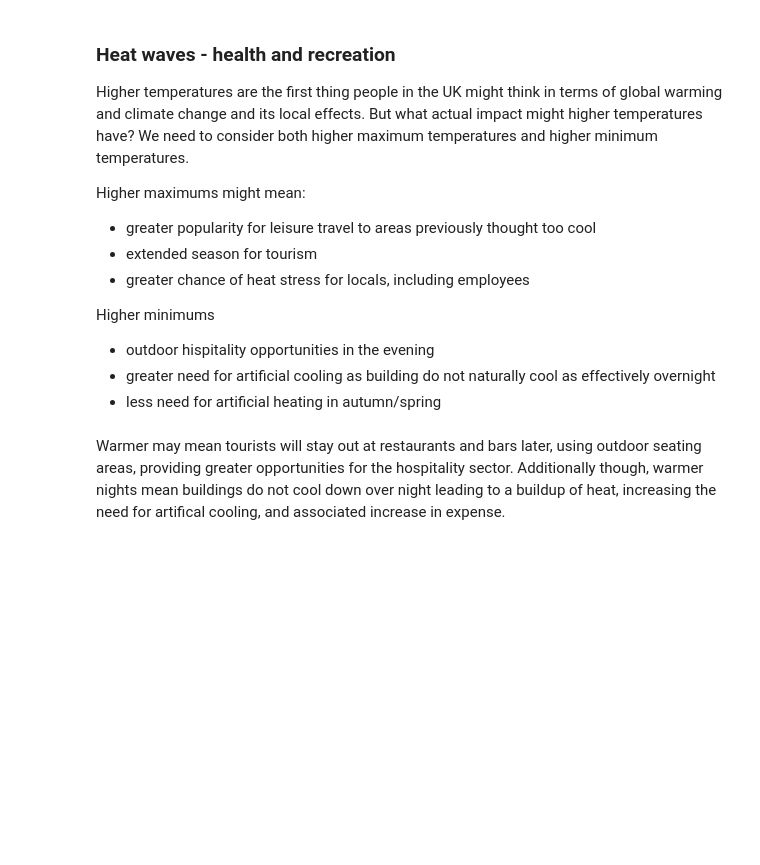
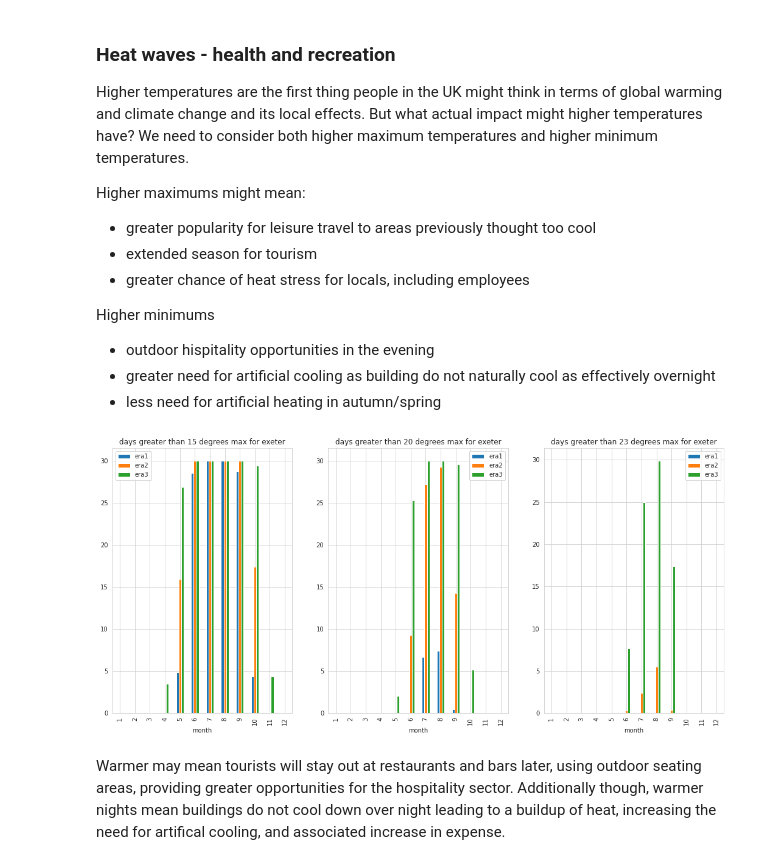
Before and after one commit to informatics-lab/UsingClimateData, a Jupyter notebook: 03_climate_change_impact_examples.ipynb, the cells around one changed output. Cells and saved outputs as stored; diff of their text form; code cells hidden in the pictures; blank space fills up the shorter version.

```diff
--- a/03_climate_change_impact_examples.ipynb
+++ b/03_climate_change_impact_examples.ipynb
@@ -332,11 +334,13 @@ Higher minimums
 # %%
 selected_site = 'exeter'
 selected_var = 'tasmax'
 thresholds = [15,20,23]
 fig1 = matplotlib.pyplot.figure('temp max days exeter',figsize=(18,8))
 for ix1, t1 in enumerate(thresholds):
-    ax1 = fig1.add_subplot(1,3,ix1+1,title=f'days greater than {t1} degrees max for {slected_site}')
+    ax1 = fig1.add_subplot(1,3,ix1+1,title=f'days greater than {t1} degrees max for {selected_site}')
     pandas.DataFrame({era_name: (ensm_datasets[(selected_site, selected_var, era_name)][cols_by_era[era_name]] > t1).groupby(ensm_datasets[(selected_site, selected_var, era_name)]['month']).sum().mean(axis=1) for era_name in era_range_list.keys()}).plot.bar(ax=ax1)
+# %% [output]
+[figure, added]
 # %% [markdown]
 Warmer may mean tourists will stay out at restaurants and bars later, using outdoor seating areas, providing greater opportunities for the hospitality sector. Additionally though, warmer nights mean buildings do not cool down over night leading to a buildup of heat, increasing the need for artifical cooling, and associated increase in expense.
 # %%
```
Also changed, not shown: parts of 6 cells of this notebook.
